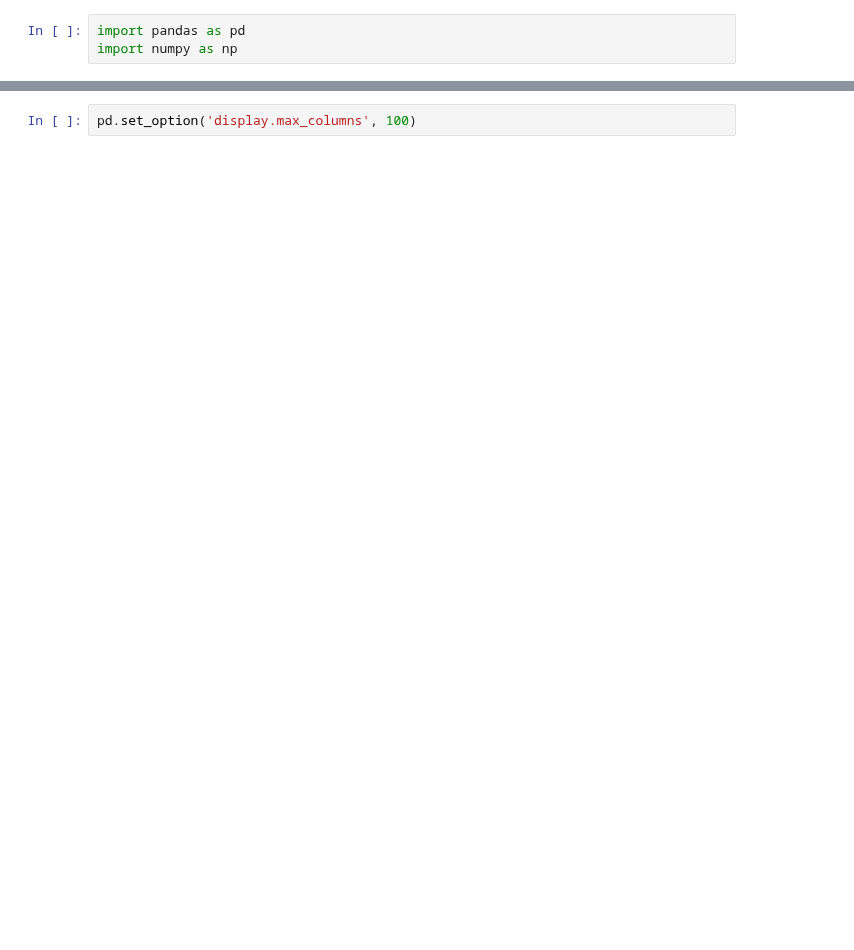
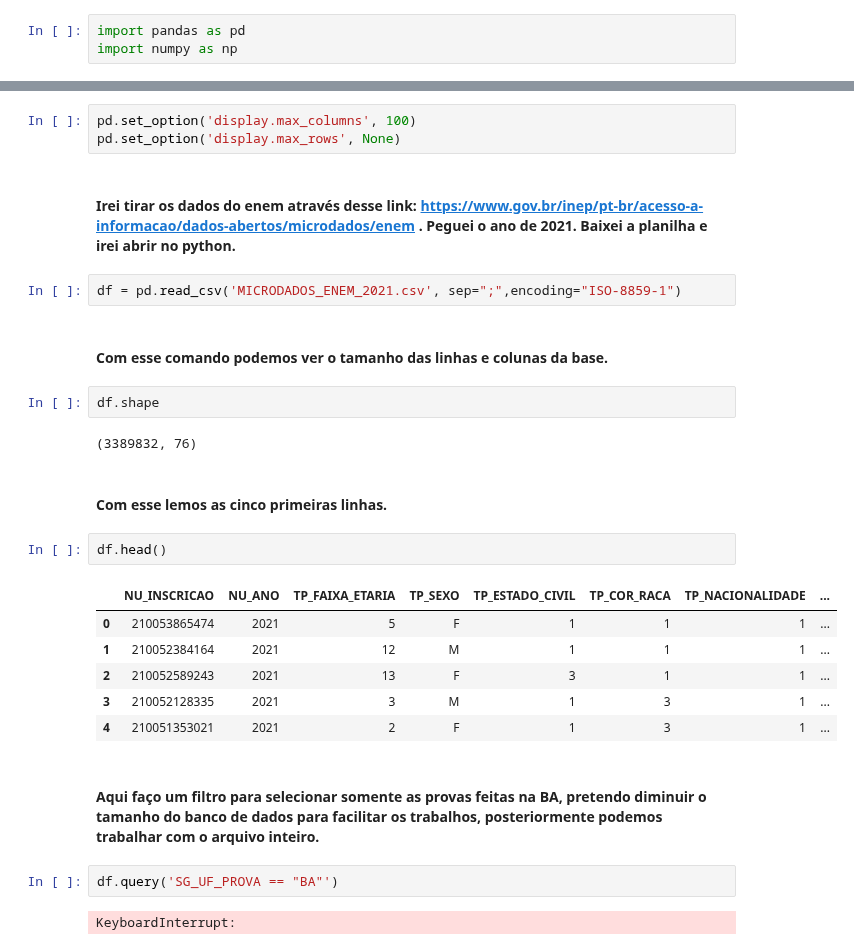
Before and after one commit to Bruno-Santana-Eco/Analise-de-Dados-ENEM, a Jupyter notebook: Análise de Dados.ipynb, the cells around one changed output, grey strips where cells are left out. Cells and saved outputs as stored; diff of their text form; blank space fills up the shorter version.

```diff
--- a/Análise de Dados.ipynb
+++ b/Análise de Dados.ipynb
@@ -27,2 +27,30 @@ import numpy as np
 # %%
 pd.set_option('display.max_columns', 100)
+pd.set_option('display.max_rows', None)
+# %% [markdown]
+#### Irei tirar os dados do enem através desse link: https://www.gov.br/inep/pt-br/acesso-a-informacao/dados-abertos/microdados/enem . Peguei o ano de 2021. Baixei a planilha e irei abrir no python.
+# %%
+df = pd.read_csv('MICRODADOS_ENEM_2021.csv', sep=";",encoding="ISO-8859-1")
+# %% [markdown]
+#### Com esse comando podemos ver o tamanho das linhas e colunas da base.
+# %%
+df.shape
+# %% [output]
+(3389832, 76)
+# %% [markdown]
+#### Com esse lemos as cinco primeiras linhas.
+# %%
+df.head()
+# %% [output]
+|  | NU_INSCRICAO | NU_ANO | TP_FAIXA_ETARIA | TP_SEXO | TP_ESTADO_CIVIL | TP_COR_RACA | TP_NACIONALIDADE | ... |
+| 0 | 210053865474 | 2021 | 5 | F | 1 | 1 | 1 | ... |
+| 1 | 210052384164 | 2021 | 12 | M | 1 | 1 | 1 | ... |
+| 2 | 210052589243 | 2021 | 13 | F | 3 | 1 | 1 | ... |
+| 3 | 210052128335 | 2021 | 3 | M | 1 | 3 | 1 | ... |
+| 4 | 210051353021 | 2021 | 2 | F | 1 | 3 | 1 | ... |
+# %% [markdown]
+#### Aqui faço um filtro para selecionar somente as provas feitas na BA, pretendo diminuir o tamanho do banco de dados para facilitar os trabalhos, posteriormente podemos trabalhar com o arquivo inteiro.
+# %%
+df.query('SG_UF_PROVA == "BA"')
+# %% [output]
+KeyboardInterrupt:
```
Also changed, not shown: parts of 16 cells of this notebook.
